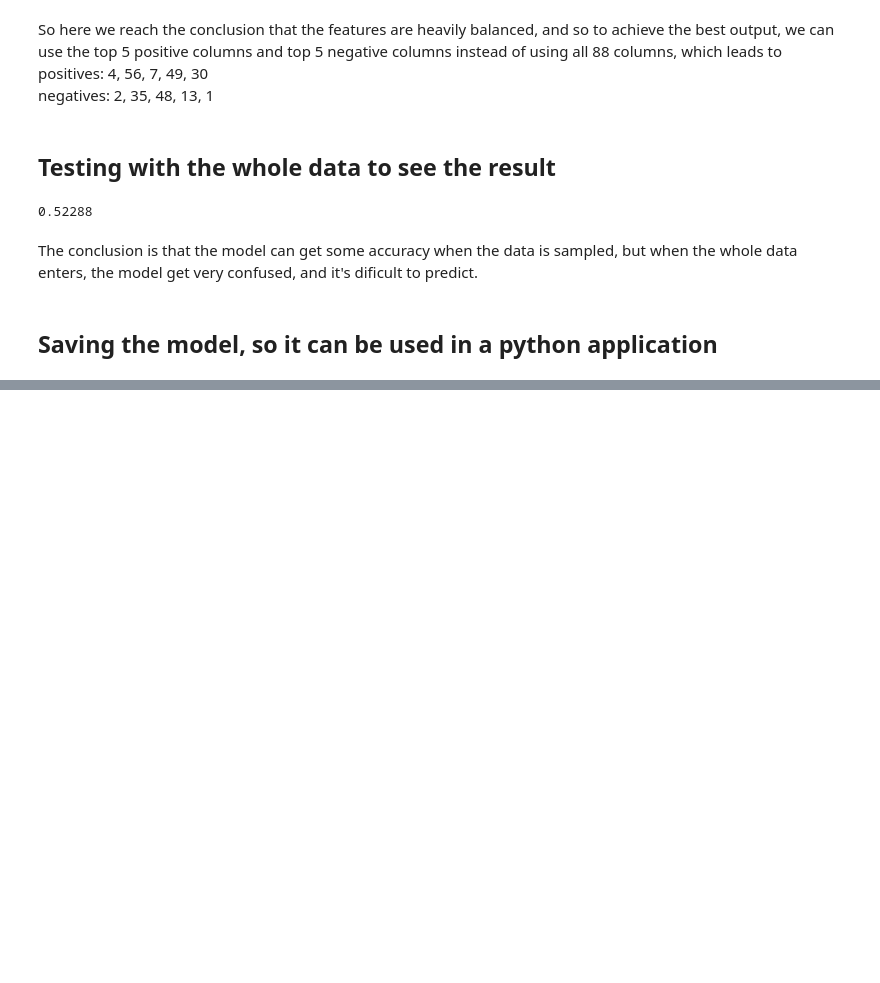
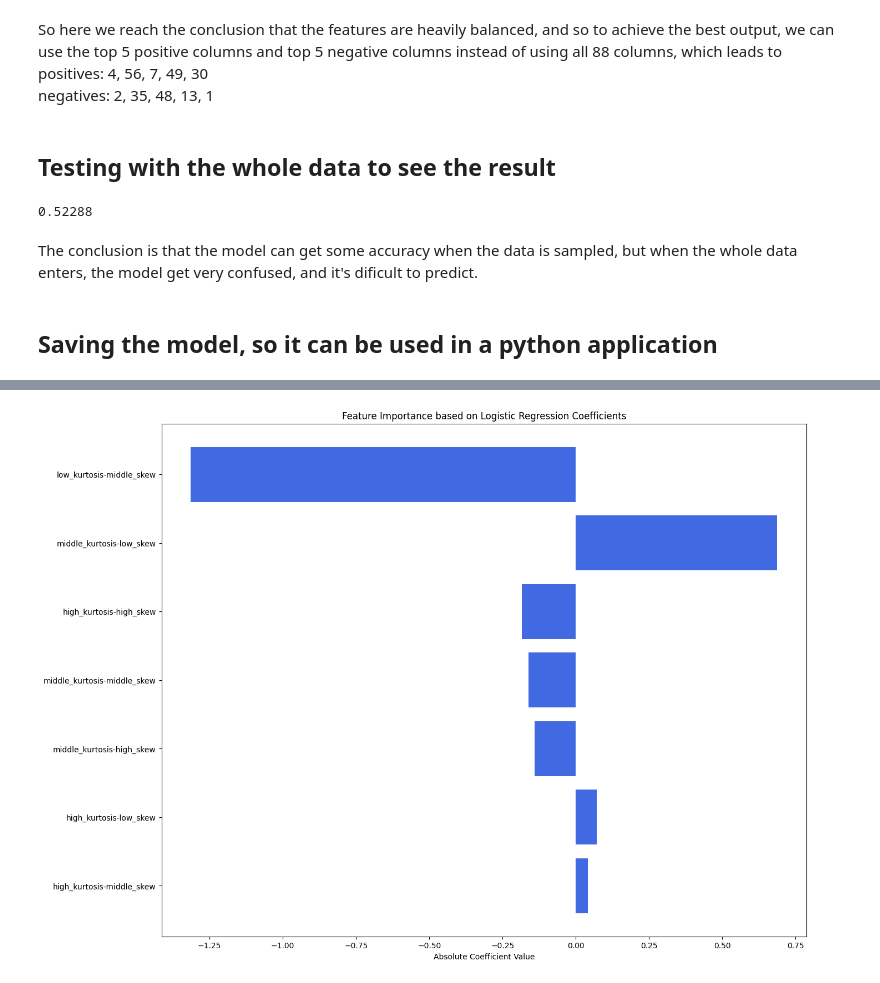
Before and after one commit to andonokar/task7, a Jupyter notebook: task7.ipynb, the cells around one changed output, grey strips where cells are left out. Drawn from its saved outputs; the diff is of its cells as text; code cells hidden in the pictures; blank space fills up the shorter version.

```diff
--- a/task7.ipynb
+++ b/task7.ipynb
@@ -188,0 +382,9 @@ data_df.drop("convert", axis=1).sample(n=10, random_state=42).to_json("test.json
+# %%
+plt.figure(figsize=(15, 12))
+plt.barh(g_features_df['Features'], g_features_df['Coefficients'], color='royalblue')
+plt.xlabel('Absolute Coefficient Value')
+plt.title('Feature Importance based on Logistic Regression Coefficients')
+plt.gca().invert_yaxis()
+plt.show()
+# %% [output]
+[figure, added]
```
Also changed, not shown: parts of 22 cells of this notebook.
